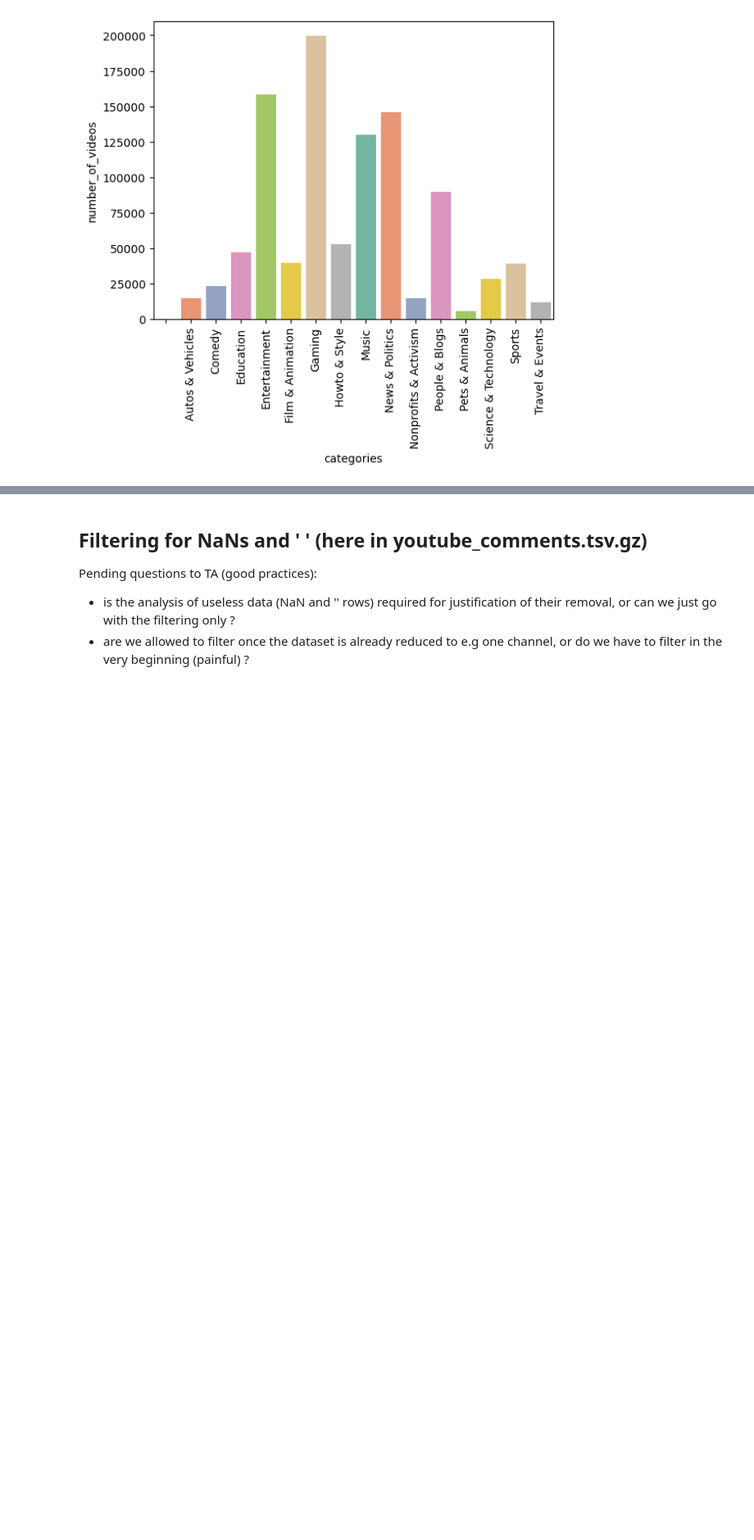
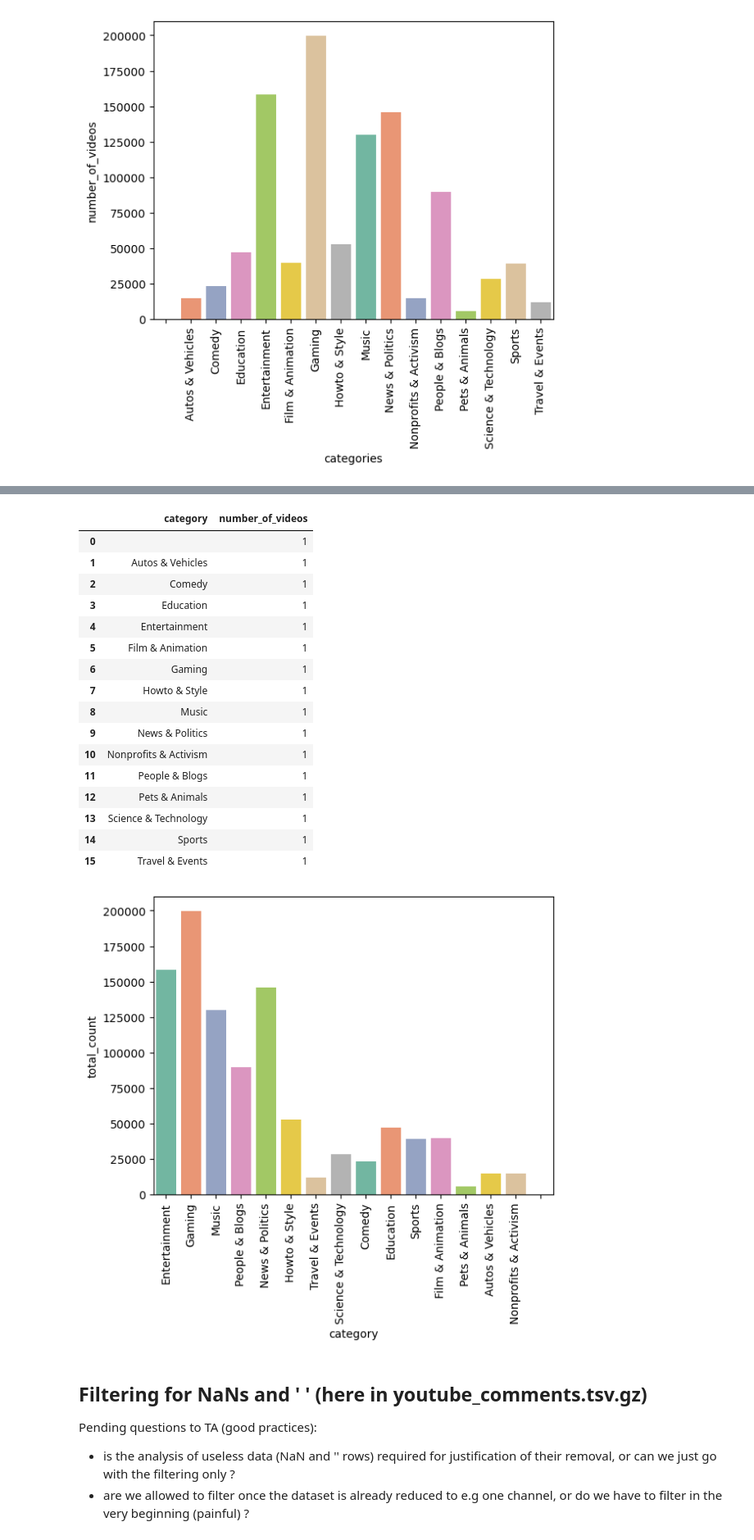
Before and after one commit to epfl-ada/ada-2024-project-thedataminions, a Jupyter notebook: analysis/analysis.ipynb, the cells around one changed output, grey strips where cells are left out. Shown at 82% size. Drawn from its saved outputs; the diff is of its cells as text; code cells hidden in the pictures; blank space fills up the shorter version.

Commit message:
adding plot video distribution for whole dataset

```diff
--- a/analysis/analysis.ipynb
+++ b/analysis/analysis.ipynb
@@ -144,3 +144,33 @@ plt.show()
 | 14 | Sports | 39043 |
 | 15 | Travel & Events | 11892 |
 [figure]
+# %%
+#distribution categories of videos over the whole dataset per chunck
+
+# Define a function that processes a single chunk
+def count_videos_by_category(chunk):
+    # Count videos in each category within the chunk
+    category_counts = chunk['categories'].value_counts().to_frame().T  # Get counts and transpose for one-row DataFrame
+    category_counts.columns.name = None  # Remove column name for easy concatenation
+    return category_counts
+
+# Apply the function to all chunks and get the results concatenated
+category_counts_per_chunk = dp.run_simple_function_on_chunks_concat(
+    videos_in_chunks(chunksize=100000),
+    count_videos_by_category,
+    print_time=(100000, 72924794)
+)
+
+# Sum the counts across all chunks to get the total count of videos per category
+total_category_counts = category_counts_per_chunk.sum().to_frame(name='total_count').reset_index()
+total_category_counts.columns = ['category', 'total_count']
+
+# Display the final distribution
+print(total_category_counts)
+
+category_videos_whole_dataset= total_category_counts.groupby('category').agg(number_of_videos=('category', 'size')).reset_index()
+display(category_videos_whole_dataset)
+ax = sns.barplot(x="category", y="total_count", data=total_category_counts,hue="category", palette='Set2')
+plt.xticks(rotation=90)
+plt.show()
+# %% [output]
@@ -147,3 +194,21 @@ plt.show()
+|  | category | number_of_videos |
+| 0 |  | 1 |
+| 1 | Autos & Vehicles | 1 |
+| 2 | Comedy | 1 |
+| 3 | Education | 1 |
+| 4 | Entertainment | 1 |
+| 5 | Film & Animation | 1 |
+| 6 | Gaming | 1 |
+| 7 | Howto & Style | 1 |
+| 8 | Music | 1 |
+| 9 | News & Politics | 1 |
+| 10 | Nonprofits & Activism | 1 |
+| 11 | People & Blogs | 1 |
+| 12 | Pets & Animals | 1 |
+| 13 | Science & Technology | 1 |
+| 14 | Sports | 1 |
+| 15 | Travel & Events | 1 |
+[figure, added]
 # %% [markdown]
 ## Filtering for NaNs and ' ' (here in youtube_comments.tsv.gz)
 
```
Also changed, not shown: parts of 1 cell of this notebook.
